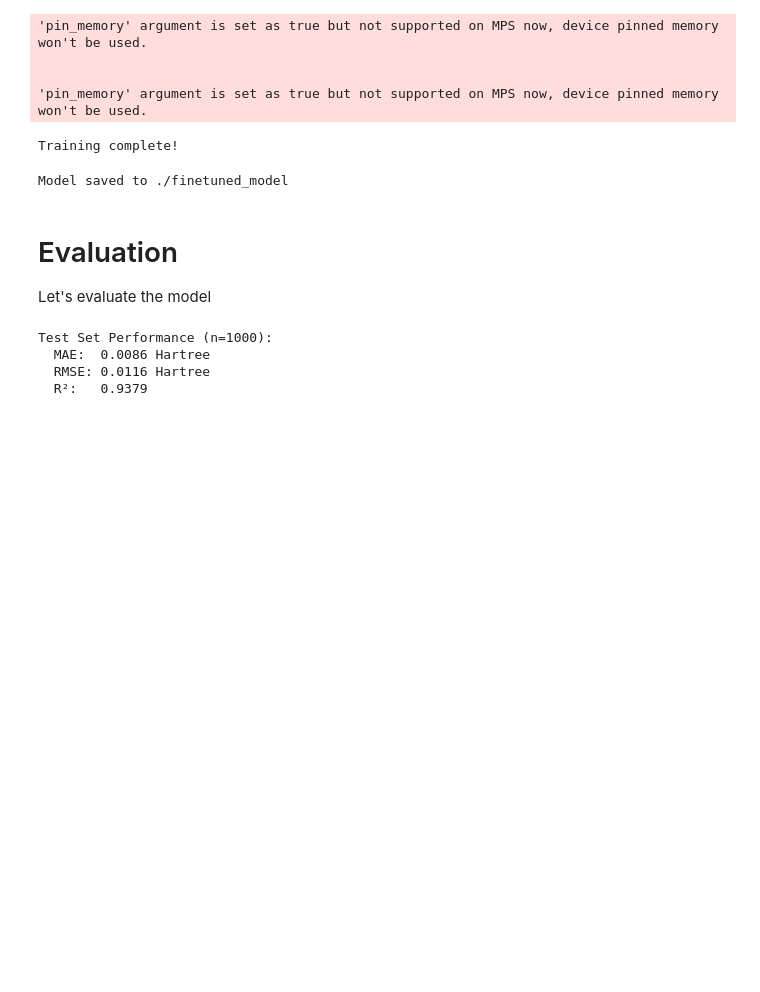
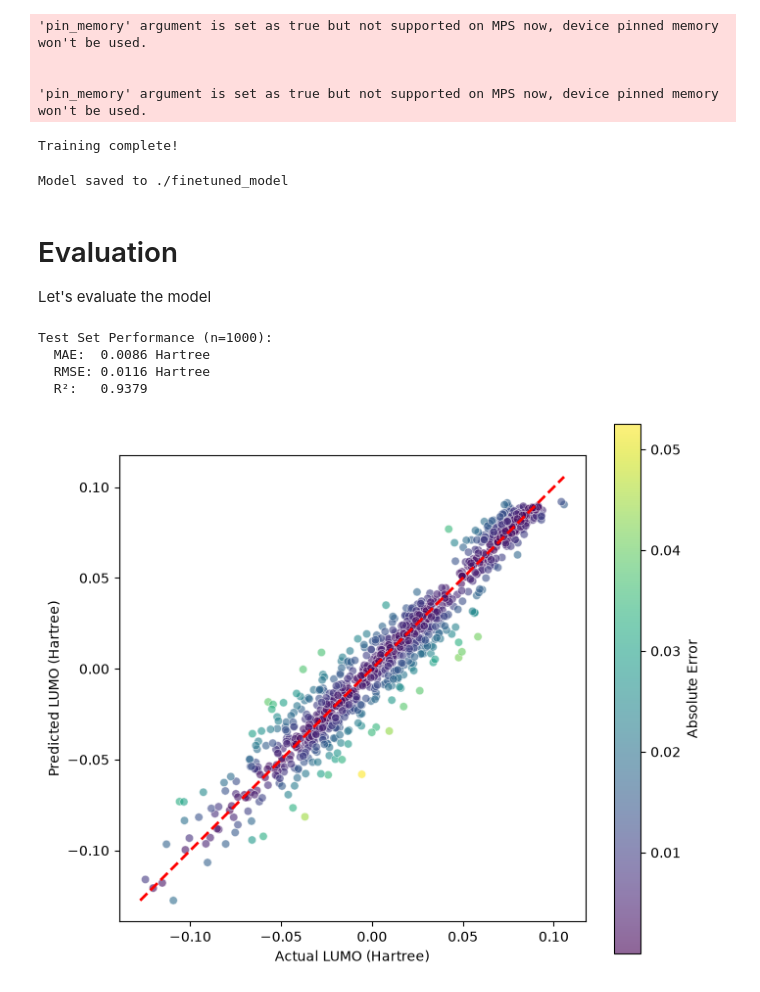
Before and after one commit to BattModels/mist-demo, a Jupyter notebook: tutorials/run_finetuning.ipynb, the cells around one changed output. Cells and saved outputs as stored; diff of their text form; code cells hidden in the pictures; blank space fills up the shorter version.

```diff
--- a/tutorials/run_finetuning.ipynb
+++ b/tutorials/run_finetuning.ipynb
@@ -507,0 +489,32 @@ fig.show()
+# %%
+fig, ax = plt.subplots(figsize=(7, 6))
+
+# Scatter plot of predictions vs actual
+scatter = ax.scatter(
+    test_labels,
+    test_predictions,
+    c=np.abs(test_predictions - test_labels),
+    cmap='viridis',
+    s=36,
+    alpha=0.6,
+    edgecolors='white',
+    linewidths=0.5
+)
+
+# Add colorbar
+cbar = plt.colorbar(scatter, ax=ax)
+cbar.set_label('Absolute Error')
+
+# Add perfect prediction line (y = x)
+lims = [min(test_labels.min(), test_predictions.min()),
+        max(test_labels.max(), test_predictions.max())]
+ax.plot(lims, lims, 'r--', linewidth=2, label='Perfect Prediction')
+
+ax.set_xlabel('Actual LUMO (Hartree)')
+ax.set_ylabel('Predicted LUMO (Hartree)')
+ax.set_aspect('equal', adjustable='box')
+
+plt.tight_layout()
+plt.show()
+# %% [output]
+[figure, added]
```
Also changed, not shown: parts of 4 cells of this notebook, 3 other files.
